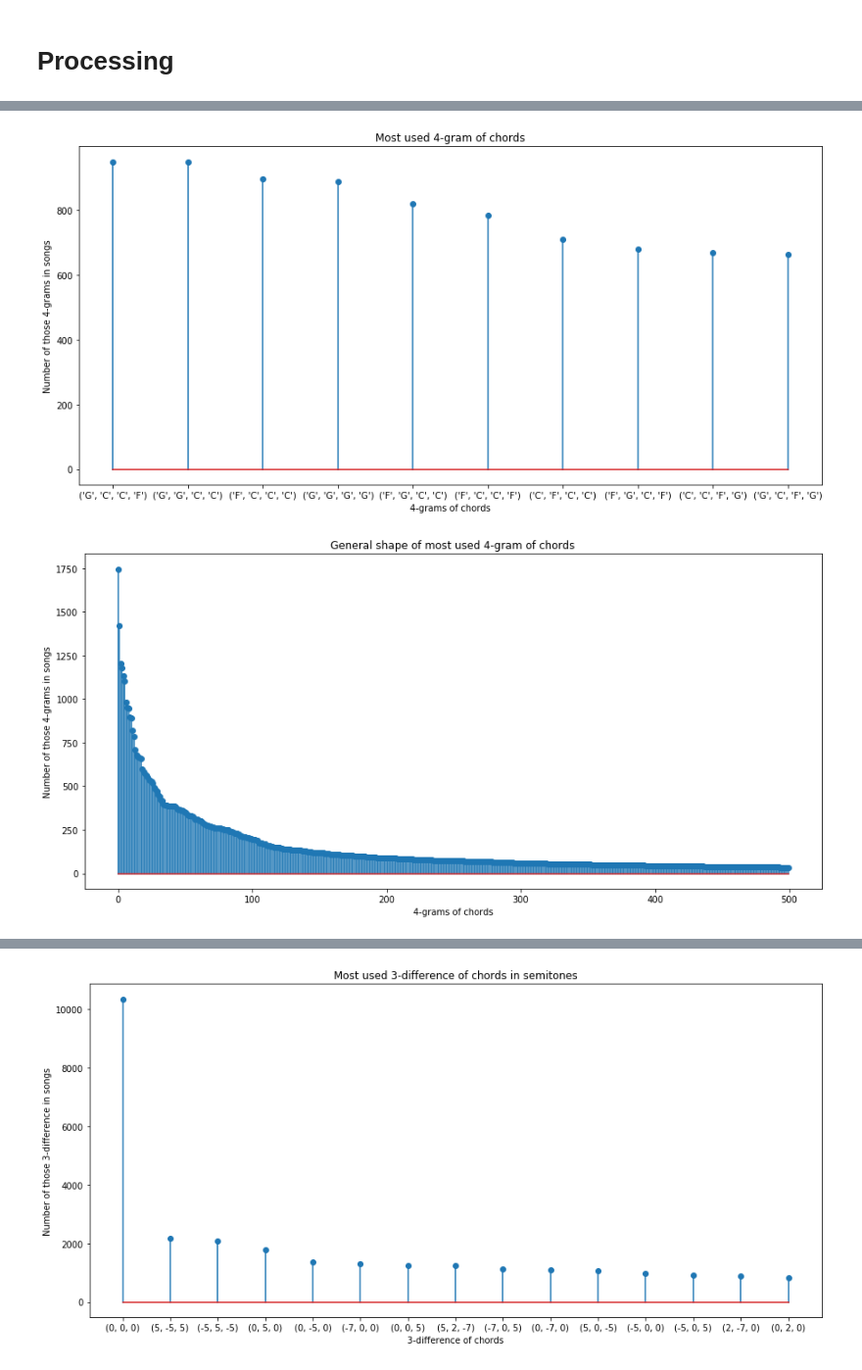
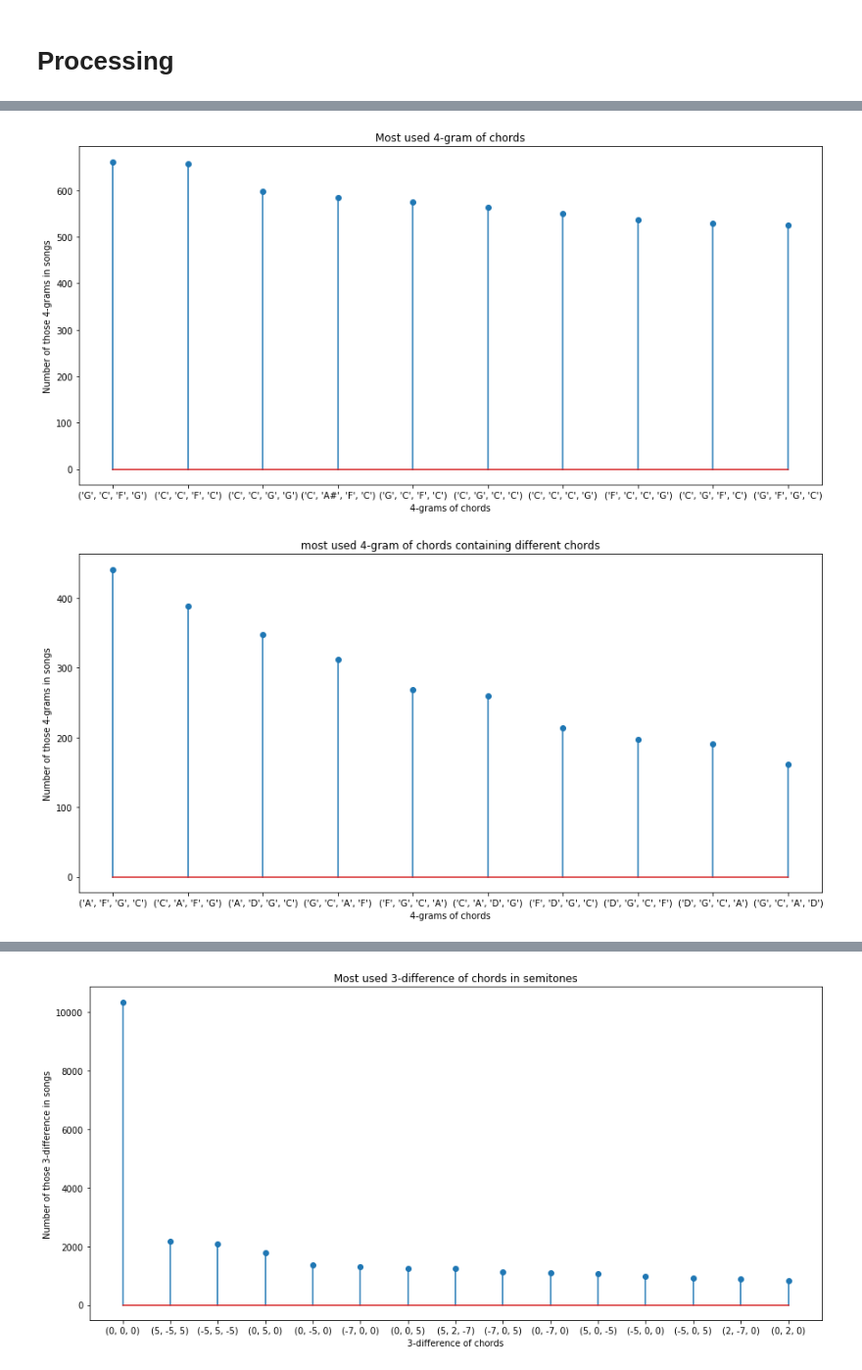
Before and after one commit to lucieperrotta/Digital-Musicology, a Jupyter notebook: processing/processing.ipynb, the cells around one changed output, grey strips where cells are left out. Shown at 98% size. Cells and saved outputs as stored; diff of their text form; code cells hidden in the pictures.

Commit message:
bitmoreplots
bitmorestuff bit cleaner

```diff
--- a/processing/processing.ipynb
+++ b/processing/processing.ipynb
@@ -78,33 +78,66 @@ def plot_n_grams_many(clean_data, ng, n, a=0 ):#cleaner plot for general shape
     ng is the number of chords we want in our sequences
     n is the number of n-grams we want to plot
     a is the first point you would like to plot
     """
 
     ngrams = []
 
     for k in range(890):
         for m in range(copyclean[k][5].shape[0] - ng + 1):
             ngrams.append(tuple([copyclean[k][5][m+o][0] for o in range(ng)]))
 
     c_gram = Counter(ngrams)
     mc_grams = [c_gram.most_common(n+a)[k][0] for k in range(a,a+n)]
     mc_grams_counts = [c_gram.most_common(n+a)[k][1] for k in range(a,a+n)]
 
     plt.figure(1, figsize=(15,7))
 
     plt.stem(np.arange(n),mc_grams_counts)
 
     plt.xlabel('{}-grams of chords'.format(ng))
     plt.ylabel('Number of those {}-grams in songs'.format(ng))
     plt.title('General shape of most used {}-gram of chords'.format(ng))
     plt.show()
 
     return ngrams
 
+def plot_n_grams_diff(clean_data, ng, n, a=0 ):#cleaner plot for general shape
+    """
+    This function computes and plots the n-grams of our clean data.
+    clean_data is our input data
+    ng is the number of chords we want in our sequences
+    n is the number of n-grams we want to plot
+    a is the first point you would like to plot
+    """
+
+    ngrams = []
+
+    for k in range(890):
+        for m in range(copyclean[k][5].shape[0] - ng + 1):
+            truc=tuple([copyclean[k][5][m+o][0] for o in range(ng)])
+            if len(truc)==len(set(truc)): #checks that every chord is different in the ngram
+                ngrams.append(truc)
+
+    c_gram = Counter(ngrams)
+    mc_grams = [c_gram.most_common(n+a)[k][0] for k in range(a,a+n)]
+    mc_grams_counts = [c_gram.most_common(n+a)[k][1] for k in range(a,a+n)]
+
+    plt.figure(1, figsize=(15,7))
+
+    plt.stem(np.arange(n),mc_grams_counts)
+    plt.xticks(np.arange(n), mc_grams)
+    plt.xlabel('{}-grams of chords'.format(ng))
+    plt.ylabel('Number of those {}-grams in songs'.format(ng))
+    plt.title('most used {}-gram of chords containing different chords'.format(ng))
+    plt.show()
+
+    return ngrams
+
 ngrams = plot_n_grams(clean_data,4,10)
-ngrams = plot_n_grams(clean_data, 4, 10,9)
+ngrams = plot_n_grams(clean_data, 4, 10,18)
+ngrams = plot_n_grams_diff(clean_data, 4, 10)
 ngrams= plot_n_grams_many(clean_data,4,500,2)
 # %% [output]
 [figure]
-[figure, old version]
+[figure, new version]
-[figure, old version]
+[figure, new version]
```
Also changed, not shown: parts of 3 cells of this notebook.
